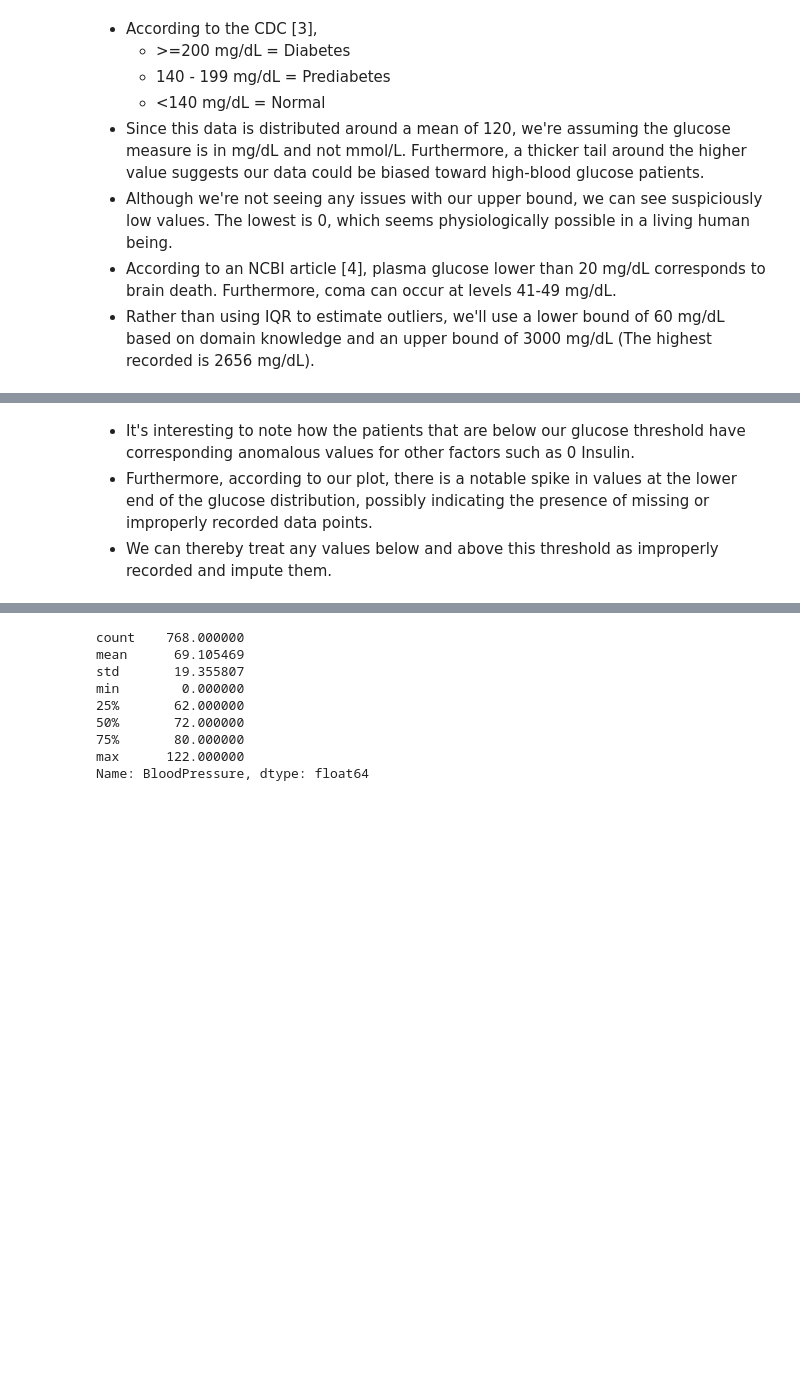
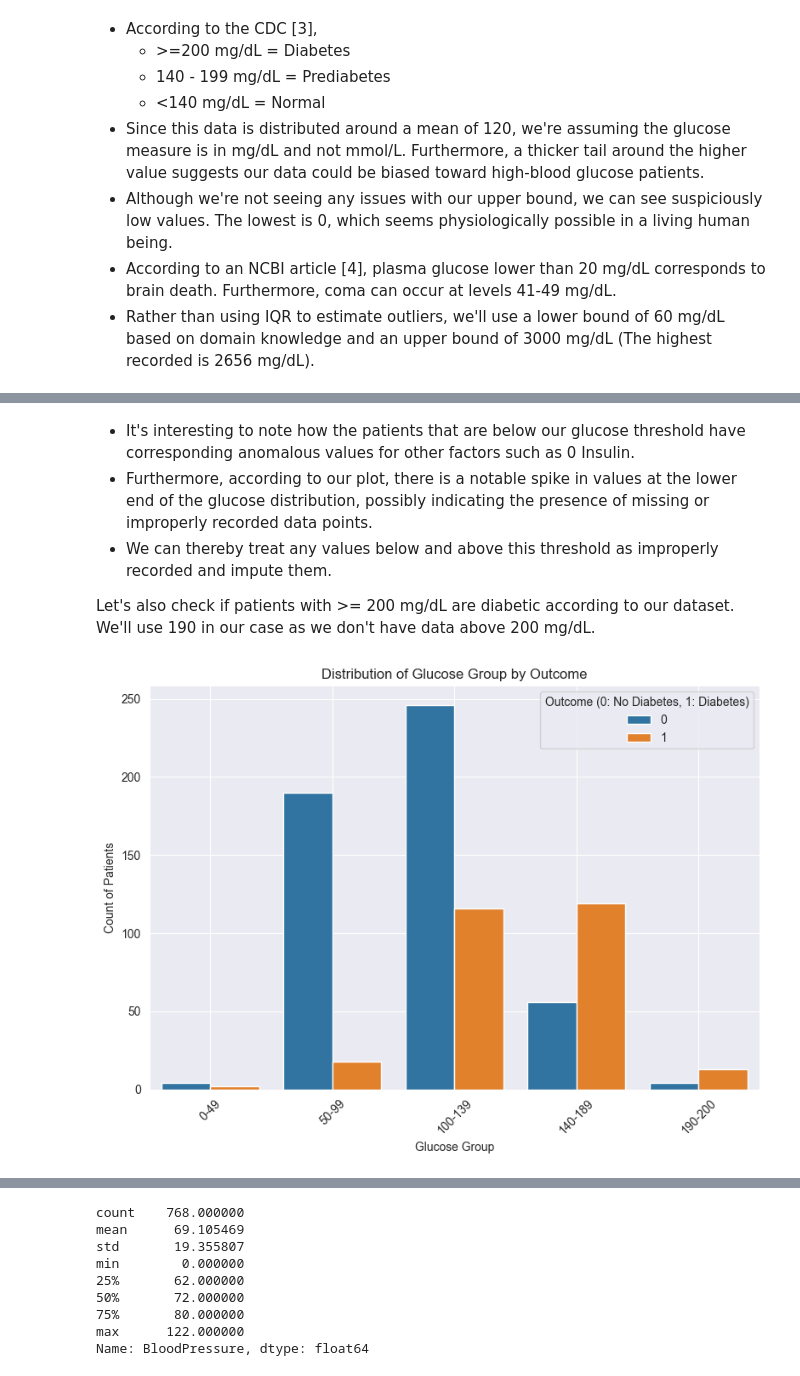
Before and after one commit to jacob5412/2023FA_MSAI_339, a Jupyter notebook: Homework2/HW2_Logistic_Regression_v2.ipynb, the cells around one changed output, grey strips where cells are left out. Cells and saved outputs as stored; diff of their text form; code cells hidden in the pictures; blank space fills up the shorter version.

```diff
--- a/Homework2/HW2_Logistic_Regression_v2.ipynb
+++ b/Homework2/HW2_Logistic_Regression_v2.ipynb
@@ -213,11 +209,11 @@ diabetes_df[diabetes_df["Pregnancies"] > upper_bound]
 
 Let's also look at pregnancies by age (or rate of pregnancy) as a means to weed out outliers:
 # %%
-diabetes_df["pregnancies_by_age"] = diabetes_df["Pregnancies"] / diabetes_df["Age"]
+diabetes_df["PregnanciesByAge"] = diabetes_df["Pregnancies"] / diabetes_df["Age"]
 
 sns.set_style("darkgrid")
 plt.figure(figsize=(9, 6))
-sns.histplot(data=diabetes_df, x="pregnancies_by_age", kde=False)
+sns.histplot(data=diabetes_df, x="PregnanciesByAge", kde=False)
 plt.xlabel("Pregnancies by Age (Pregnancy Rate)")
 plt.title("Distribution of Pregnancy Rates by Age")
 plt.ylabel("Count of Patients")
@@ -253,3 +251,5 @@ diabetes_df[diabetes_df["pregnancies_by_age"] > upper_bound]
+# %%
+diabetes_df.drop(["PregnanciesByAge"], axis=1, inplace=True)
 # %% [markdown]
 ### Glucose
 
@@ -313,3 +313,23 @@ diabetes_df.loc[
 * It's interesting to note how the patients that are below our glucose threshold have corresponding anomalous values for other factors such as 0 Insulin.
 * Furthermore, according to our plot, there is a notable spike in values at the lower end of the glucose distribution, possibly indicating the presence of missing or improperly recorded data points.
 * We can thereby treat any values below and above this threshold as improperly recorded and impute them.
+
+Let's also check if patients with >= 200 mg/dL are diabetic according to our dataset. We'll use 190 in our case as we don't have data above 200 mg/dL.
+# %%
+bin_edges = [0, 50, 100, 140, 190, 200]
+bin_labels = ["0-49", "50-99", "100-139", "140-189", "190-200"]
+diabetes_df["GlucoseGroup"] = pd.cut(
+    diabetes_df["Glucose"], bins=bin_edges, labels=bin_labels, include_lowest=True
+)
+plt.figure(figsize=(8, 6))
+sns.countplot(x="GlucoseGroup", hue="Outcome", data=diabetes_df)
+plt.xlabel("Glucose Group")
+plt.ylabel("Count of Patients")
+plt.title("Distribution of Glucose Group by Outcome")
+plt.xticks(rotation=45)
+plt.legend(title="Outcome (0: No Diabetes, 1: Diabetes)")
+plt.tight_layout()
+plt.grid(True)
+plt.show()
+# %% [output]
+[figure, added]
```
Also changed, not shown: parts of 45 cells of this notebook.
